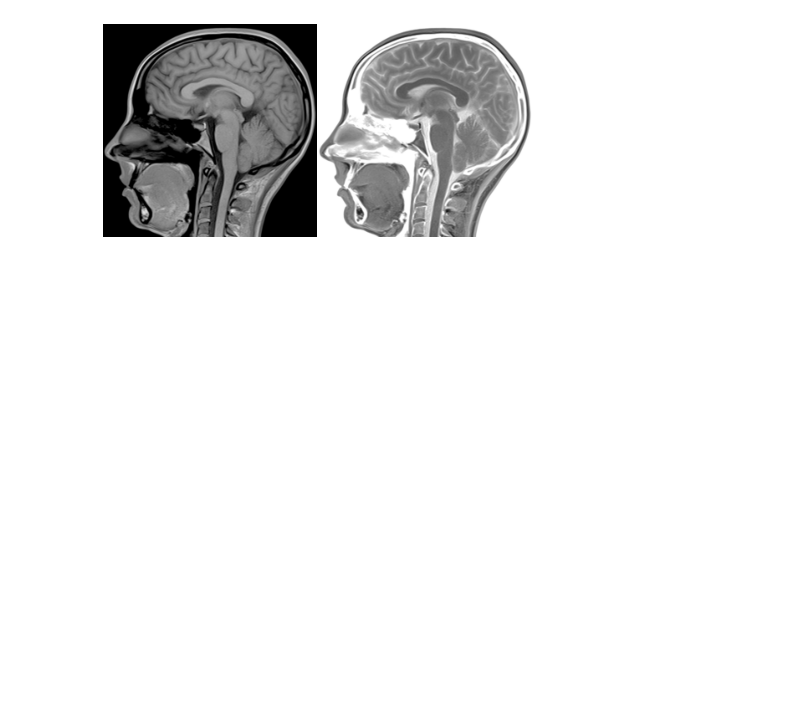
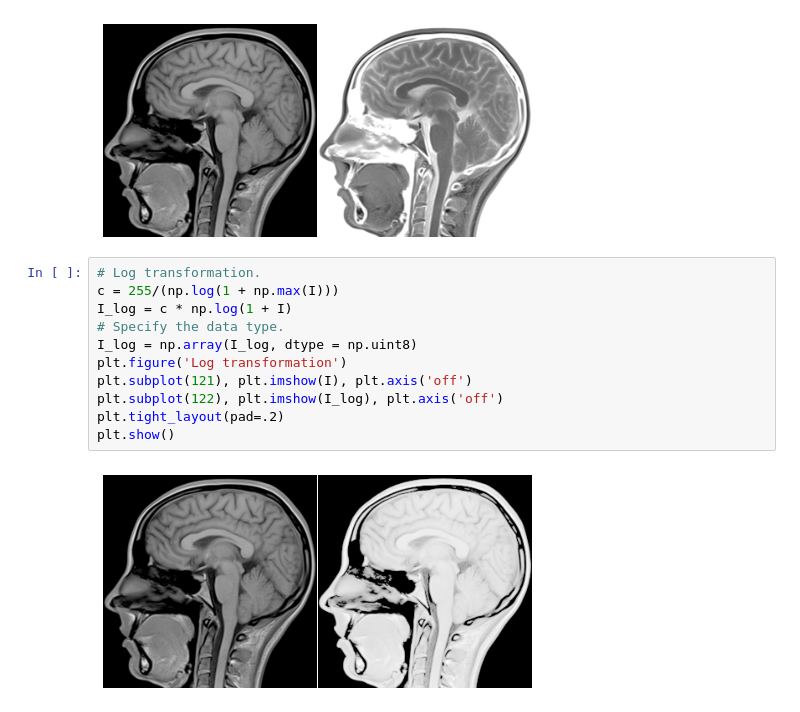
Before and after one commit to Zahra2351373/Bert-Fine-Tuning, a Jupyter notebook: Tutorial3.ipynb, the cells around one changed output. Cells and saved outputs as stored; diff of their text form; blank space fills up the shorter version.

```diff
--- a/Tutorial3.ipynb
+++ b/Tutorial3.ipynb
@@ -69,3 +43,16 @@ plt.tight_layout(pad=.2)
 plt.show()
 # %% [output]
 [figure]
+# %%
+# Log transformation.
+c = 255/(np.log(1 + np.max(I)))
+I_log = c * np.log(1 + I)
+# Specify the data type.
+I_log = np.array(I_log, dtype = np.uint8)
+plt.figure('Log transformation')
+plt.subplot(121), plt.imshow(I), plt.axis('off')
+plt.subplot(122), plt.imshow(I_log), plt.axis('off')
+plt.tight_layout(pad=.2)
+plt.show()
+# %% [output]
+[figure, added]
```
Also changed, not shown: parts of 11 cells of this notebook.
